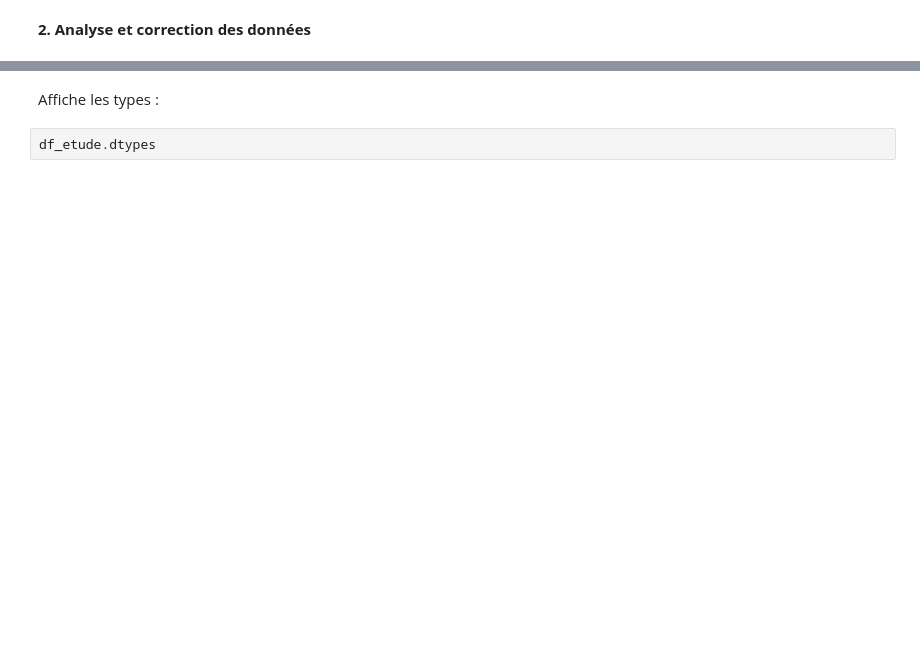
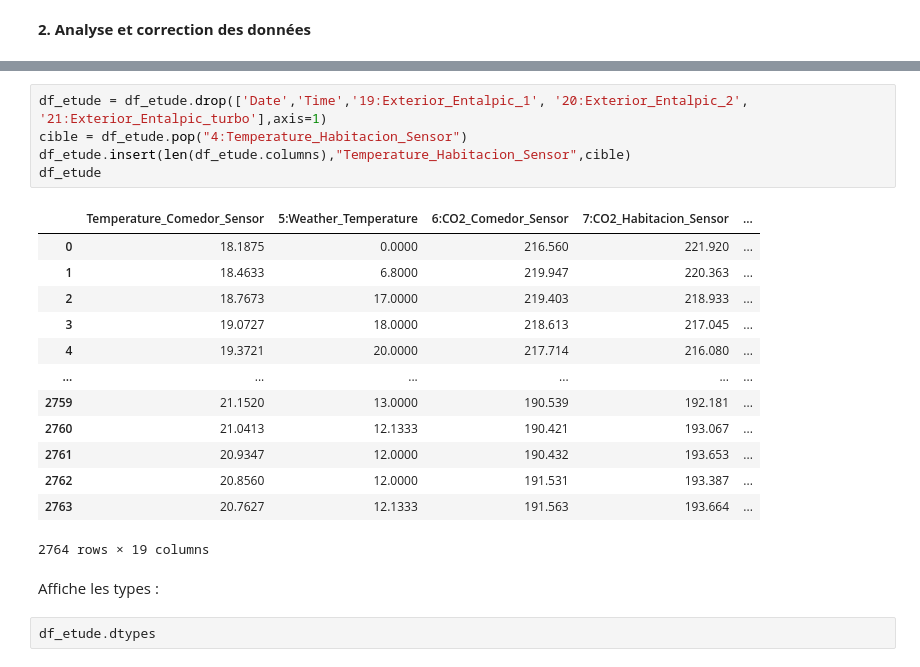
Before and after one commit to AlexandreBourrieau/ML2, a Jupyter notebook: Multi_HRHN_VAR_PID_SML2010_MultiStep.ipynb, the cells around one changed output, grey strips where cells are left out. Cells and saved outputs as stored; diff of their text form; blank space fills up the shorter version.

```diff
--- a/Multi_HRHN_VAR_PID_SML2010_MultiStep.ipynb
+++ b/Multi_HRHN_VAR_PID_SML2010_MultiStep.ipynb
@@ -63,3 +92,22 @@ df_etude
+# %%
+df_etude = df_etude.drop(['Date','Time','19:Exterior_Entalpic_1', '20:Exterior_Entalpic_2', '21:Exterior_Entalpic_turbo'],axis=1)
+cible = df_etude.pop("4:Temperature_Habitacion_Sensor")
+df_etude.insert(len(df_etude.columns),"Temperature_Habitacion_Sensor",cible)
+df_etude
+# %% [output]
+|  | Temperature_Comedor_Sensor | 5:Weather_Temperature | 6:CO2_Comedor_Sensor | 7:CO2_Habitacion_Sensor | ... |
+| 0 | 18.1875 | 0.0000 | 216.560 | 221.920 | ... |
+| 1 | 18.4633 | 6.8000 | 219.947 | 220.363 | ... |
+| 2 | 18.7673 | 17.0000 | 219.403 | 218.933 | ... |
+| 3 | 19.0727 | 18.0000 | 218.613 | 217.045 | ... |
+| 4 | 19.3721 | 20.0000 | 217.714 | 216.080 | ... |
+| ... | ... | ... | ... | ... | ... |
+| 2759 | 21.1520 | 13.0000 | 190.539 | 192.181 | ... |
+| 2760 | 21.0413 | 12.1333 | 190.421 | 193.067 | ... |
+| 2761 | 20.9347 | 12.0000 | 190.432 | 193.653 | ... |
+| 2762 | 20.8560 | 12.0000 | 191.531 | 193.387 | ... |
+| 2763 | 20.7627 | 12.1333 | 191.563 | 193.664 | ... |
+2764 rows × 19 columns
 # %% [markdown]
 Affiche les types :
 # %%
```
Also changed, not shown: parts of 53 cells of this notebook.
